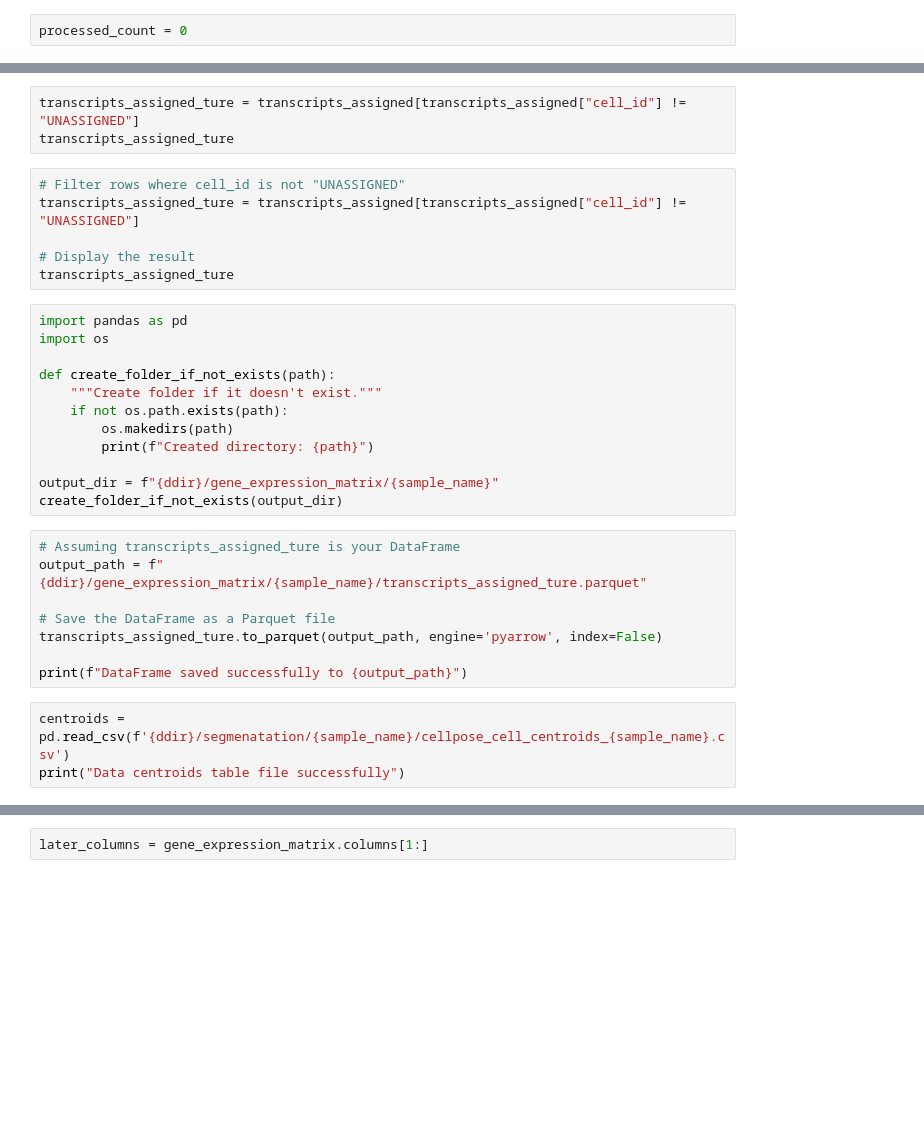
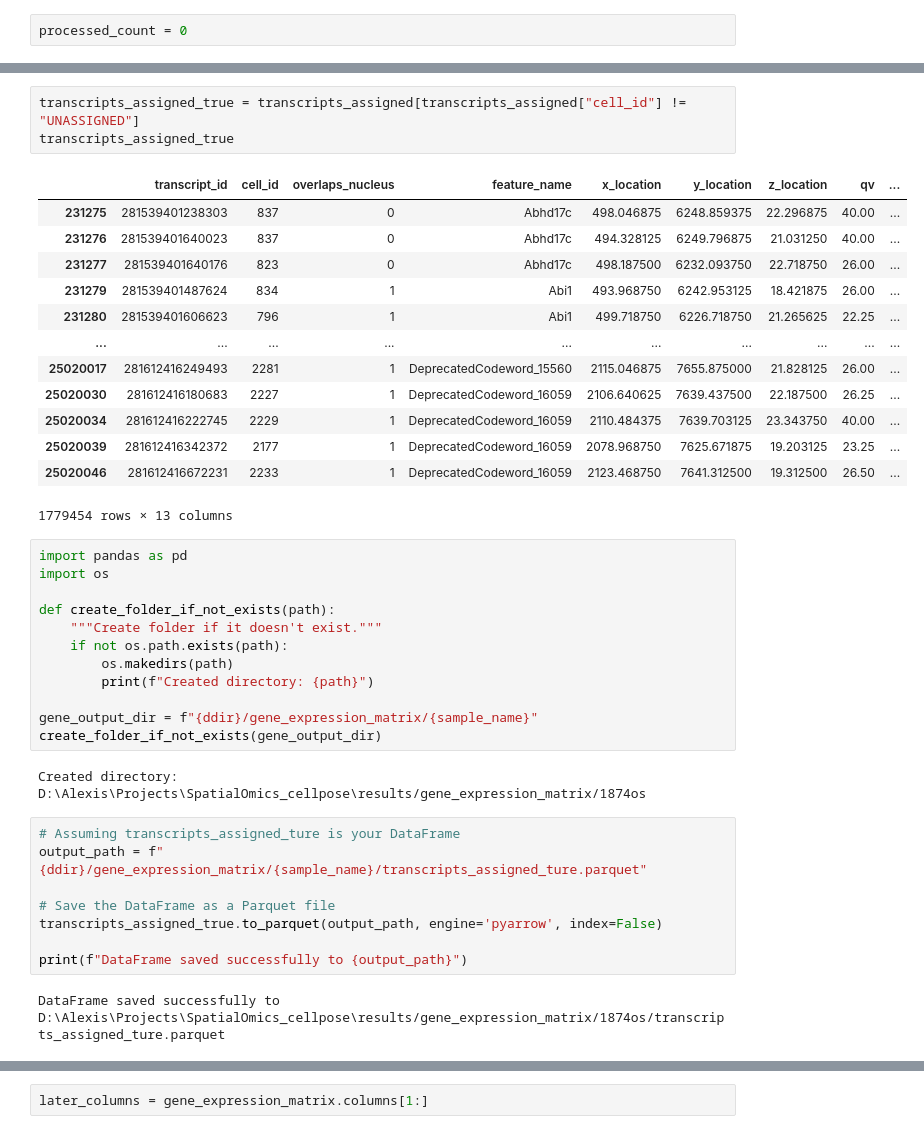
Before and after one commit to xiwang3236/SpatialOmics_cellpose, a Jupyter notebook: resegmentation_pipeline.ipynb, the cells around one changed output, grey strips where cells are left out. Cells and saved outputs as stored; diff of their text form; blank space fills up the shorter version.

```diff
--- a/resegmentation_pipeline.ipynb
+++ b/resegmentation_pipeline.ipynb
@@ -702,12 +635,20 @@ transcripts_assigned
 # %%
-transcripts_assigned_ture = transcripts_assigned[transcripts_assigned["cell_id"] != "UNASSIGNED"]
-transcripts_assigned_ture
+transcripts_assigned_true = transcripts_assigned[transcripts_assigned["cell_id"] != "UNASSIGNED"]
+transcripts_assigned_true
+# %% [output]
+|  | transcript_id | cell_id | overlaps_nucleus | feature_name | x_location | y_location | z_location | qv | ... |
+| 231275 | 281539401238303 | 837 | 0 | Abhd17c | 498.046875 | 6248.859375 | 22.296875 | 40.00 | ... |
+| 231276 | 281539401640023 | 837 | 0 | Abhd17c | 494.328125 | 6249.796875 | 21.031250 | 40.00 | ... |
+| 231277 | 281539401640176 | 823 | 0 | Abhd17c | 498.187500 | 6232.093750 | 22.718750 | 26.00 | ... |
+| 231279 | 281539401487624 | 834 | 1 | Abi1 | 493.968750 | 6242.953125 | 18.421875 | 26.00 | ... |
+| 231280 | 281539401606623 | 796 | 1 | Abi1 | 499.718750 | 6226.718750 | 21.265625 | 22.25 | ... |
+| ... | ... | ... | ... | ... | ... | ... | ... | ... | ... |
+| 25020017 | 281612416249493 | 2281 | 1 | DeprecatedCodeword_15560 | 2115.046875 | 7655.875000 | 21.828125 | 26.00 | ... |
+| 25020030 | 281612416180683 | 2227 | 1 | DeprecatedCodeword_16059 | 2106.640625 | 7639.437500 | 22.187500 | 26.25 | ... |
+| 25020034 | 281612416222745 | 2229 | 1 | DeprecatedCodeword_16059 | 2110.484375 | 7639.703125 | 23.343750 | 40.00 | ... |
+| 25020039 | 281612416342372 | 2177 | 1 | DeprecatedCodeword_16059 | 2078.968750 | 7625.671875 | 19.203125 | 23.25 | ... |
+| 25020046 | 281612416672231 | 2233 | 1 | DeprecatedCodeword_16059 | 2123.468750 | 7641.312500 | 19.312500 | 26.50 | ... |
+1779454 rows × 13 columns
-# %%
-# Filter rows where cell_id is not "UNASSIGNED"
-transcripts_assigned_ture = transcripts_assigned[transcripts_assigned["cell_id"] != "UNASSIGNED"]
-
-# Display the result
-transcripts_assigned_ture
 # %%
 import pandas as pd
 import os
@@ -718,17 +659,18 @@ def create_folder_if_not_exists(path):
         os.makedirs(path)
         print(f"Created directory: {path}")
 
-output_dir = f"{ddir}/gene_expression_matrix/{sample_name}"
-create_folder_if_not_exists(output_dir)
+gene_output_dir = f"{ddir}/gene_expression_matrix/{sample_name}"
+create_folder_if_not_exists(gene_output_dir)
+# %% [output]
+Created directory: D:\Alexis\Projects\SpatialOmics_cellpose\results/gene_expression_matrix/1874os
 # %%
 # Assuming transcripts_assigned_ture is your DataFrame
 output_path = f"{ddir}/gene_expression_matrix/{sample_name}/transcripts_assigned_ture.parquet"
 
 # Save the DataFrame as a Parquet file
-transcripts_assigned_ture.to_parquet(output_path, engine='pyarrow', index=False)
+transcripts_assigned_true.to_parquet(output_path, engine='pyarrow', index=False)
 
 print(f"DataFrame saved successfully to {output_path}")
+# %% [output]
+DataFrame saved successfully to D:\Alexis\Projects\SpatialOmics_cellpose\results/gene_expression_matrix/1874os/transcripts_assigned_ture.parquet
-# %%
-centroids = pd.read_csv(f'{ddir}/segmenatation/{sample_name}/cellpose_cell_centroids_{sample_name}.csv')
-print("Data centroids table file successfully")
 # %%
```
Also changed, not shown: parts of 31 cells of this notebook, 1 other file.
